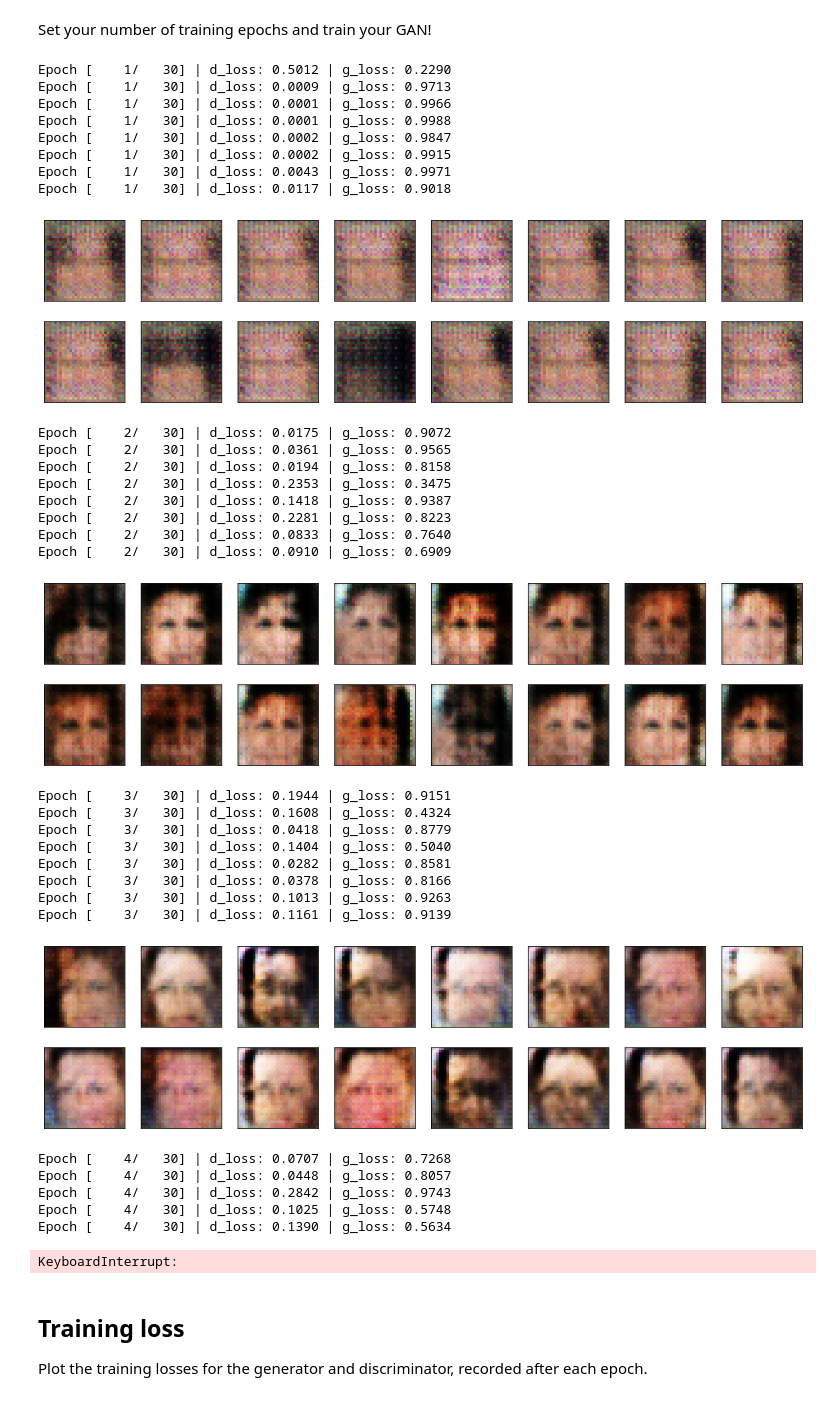
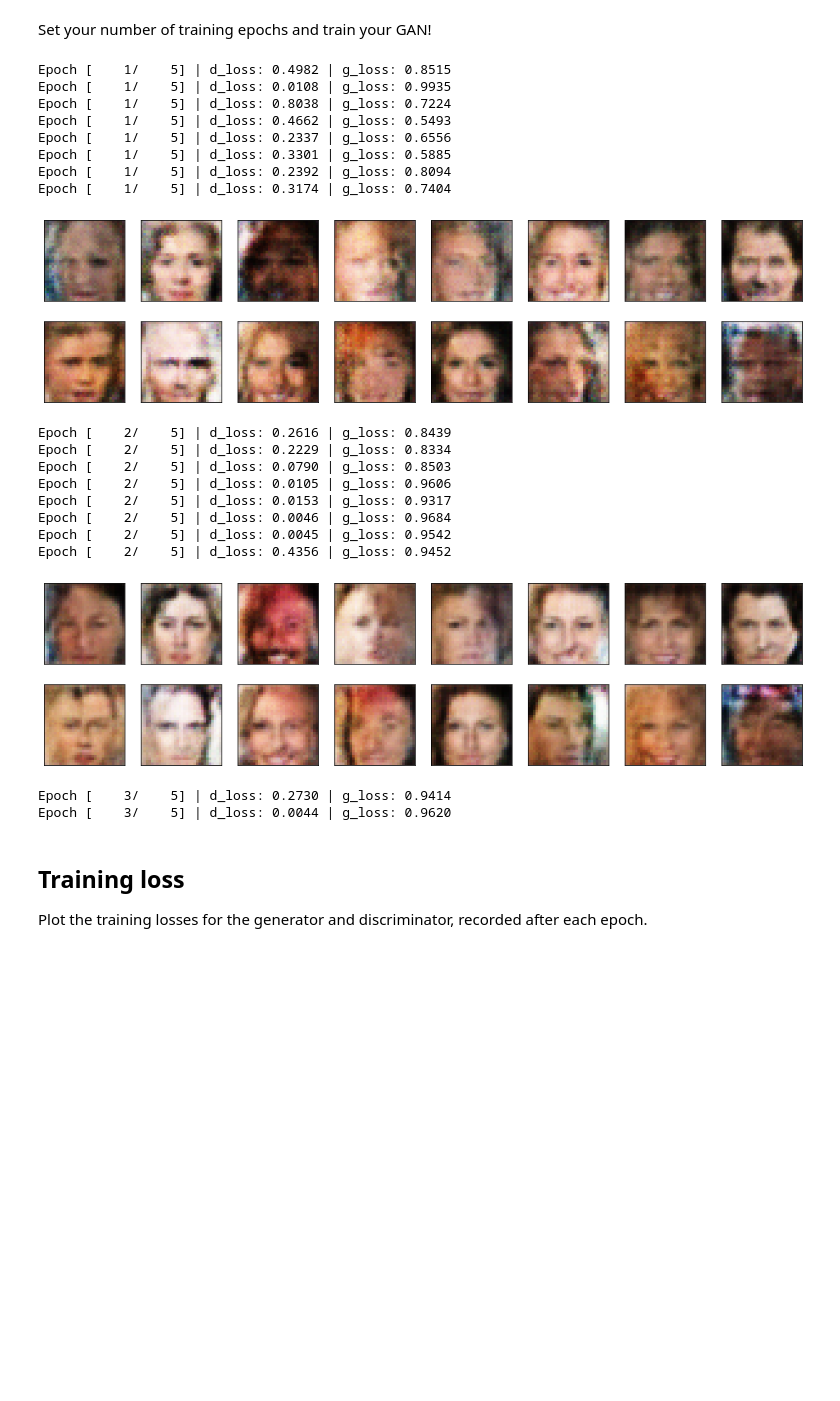
Before and after one commit to ebrahimebrahim/udaproject_face_generation, a Jupyter notebook: dlnd_face_generation.ipynb, the cells around one changed output. Saved outputs shown, nothing was run; the diff lists cells and outputs as text; code cells hidden in the pictures; blank space fills up the shorter version.

```diff
--- a/dlnd_face_generation.ipynb
+++ b/dlnd_face_generation.ipynb
@@ -383,8 +383,8 @@ def build_network(d_conv_dim, g_conv_dim, z_size):
 #### Exercise: Define model hyperparameters
 # %%
 # Define model hyperparams
-d_conv_dim = 32
-g_conv_dim = 32
+d_conv_dim = 64
+g_conv_dim = 64
 z_size = 128
 
 """
@@ -477,7 +477,7 @@ import torch.optim as optim
 run_id = '13'
 
 # Create optimizers for the discriminator D and generator G
-d_optimizer = optim.Adam(D.parameters(),lr=2e-4,betas=(0.5,0.999))
+d_optimizer = optim.Adam(D.parameters(),lr=1e-4,betas=(0.5,0.999))
 g_optimizer = optim.Adam(G.parameters(),lr=2e-4,betas=(0.5,0.999))
 # %%
 # helper function for viewing a passed in list of sample images
@@ -509,7 +509,7 @@ You've been given some code to print out some loss statistics and save some gene
 
 Keep in mind that, if you've moved your models to GPU, you'll also have to move any model inputs to GPU.
 # %%
-def train(D, G, n_epochs, print_every=50, unroll_steps=0):
+def train(D, G, n_epochs, print_every=50, unroll_steps=6):
     '''Trains adversarial networks for some number of epochs
        param, D: the discriminator network
        param, G: the generator network
@@ -570,6 +570,7 @@ def train(D, G, n_epochs, print_every=50, unroll_steps=0):
             # 2. Train the generator with an adversarial loss
             if unroll_steps>0:
                 D_state_dict_backup = copy.deepcopy(D.state_dict())
+                D_optim_state_dict_backup = copy.deepcopy(d_optimizer.state_dict())
                 for _ in range(unroll_steps):
                     real_images2 = scale(next(iter(celeba_train_loader))[0])
                     if train_on_gpu: real_images2=real_images2.cuda()
@@ -590,6 +591,7 @@ def train(D, G, n_epochs, print_every=50, unroll_steps=0):
                 g_loss.backward()
                 g_optimizer.step()
                 D.load_state_dict(D_state_dict_backup)
+                d_optimizer.load_state_dict(D_optim_state_dict_backup)
             else:
                 # if unroll_steps == 0 then this is all we really need. retain_graph=True above saves us
                 # from having to generate new fakes here.
@@ -632,48 +634,35 @@ def train(D, G, n_epochs, print_every=50, unroll_steps=0):
 Set your number of training epochs and train your GAN!
 # %%
 # set number of epochs
-n_epochs = 30
+n_epochs = 5
 
 
 """
 DON'T MODIFY ANYTHING IN THIS CELL
 """
 # call training function
 losses = train(D, G, n_epochs=n_epochs, print_every=100)
 # %% [output]
-Epoch [    1/   30] | d_loss: 0.5012 | g_loss: 0.2290
-Epoch [    1/   30] | d_loss: 0.0009 | g_loss: 0.9713
-Epoch [    1/   30] | d_loss: 0.0001 | g_loss: 0.9966
-Epoch [    1/   30] | d_loss: 0.0001 | g_loss: 0.9988
-Epoch [    1/   30] | d_loss: 0.0002 | g_loss: 0.9847
-Epoch [    1/   30] | d_loss: 0.0002 | g_loss: 0.9915
-Epoch [    1/   30] | d_loss: 0.0043 | g_loss: 0.9971
-Epoch [    1/   30] | d_loss: 0.0117 | g_loss: 0.9018
+Epoch [    1/    5] | d_loss: 0.4982 | g_loss: 0.8515
+Epoch [    1/    5] | d_loss: 0.0108 | g_loss: 0.9935
+Epoch [    1/    5] | d_loss: 0.8038 | g_loss: 0.7224
+Epoch [    1/    5] | d_loss: 0.4662 | g_loss: 0.5493
+Epoch [    1/    5] | d_loss: 0.2337 | g_loss: 0.6556
+Epoch [    1/    5] | d_loss: 0.3301 | g_loss: 0.5885
+Epoch [    1/    5] | d_loss: 0.2392 | g_loss: 0.8094
+Epoch [    1/    5] | d_loss: 0.3174 | g_loss: 0.7404
-[figure, old version]
+[figure, new version]
-Epoch [    2/   30] | d_loss: 0.0175 | g_loss: 0.9072
-Epoch [    2/   30] | d_loss: 0.0361 | g_loss: 0.9565
-Epoch [    2/   30] | d_loss: 0.0194 | g_loss: 0.8158
-Epoch [    2/   30] | d_loss: 0.2353 | g_loss: 0.3475
-Epoch [    2/   30] | d_loss: 0.1418 | g_loss: 0.9387
-Epoch [    2/   30] | d_loss: 0.2281 | g_loss: 0.8223
-Epoch [    2/   30] | d_loss: 0.0833 | g_loss: 0.7640
-Epoch [    2/   30] | d_loss: 0.0910 | g_loss: 0.6909
+Epoch [    2/    5] | d_loss: 0.2616 | g_loss: 0.8439
+Epoch [    2/    5] | d_loss: 0.2229 | g_loss: 0.8334
+Epoch [    2/    5] | d_loss: 0.0790 | g_loss: 0.8503
+Epoch [    2/    5] | d_loss: 0.0105 | g_loss: 0.9606
+Epoch [    2/    5] | d_loss: 0.0153 | g_loss: 0.9317
+Epoch [    2/    5] | d_loss: 0.0046 | g_loss: 0.9684
+Epoch [    2/    5] | d_loss: 0.0045 | g_loss: 0.9542
+Epoch [    2/    5] | d_loss: 0.4356 | g_loss: 0.9452
-[figure, old version]
+[figure, new version]
-Epoch [    3/   30] | d_loss: 0.1944 | g_loss: 0.9151
-Epoch [    3/   30] | d_loss: 0.1608 | g_loss: 0.4324
-Epoch [    3/   30] | d_loss: 0.0418 | g_loss: 0.8779
-Epoch [    3/   30] | d_loss: 0.1404 | g_loss: 0.5040
-Epoch [    3/   30] | d_loss: 0.0282 | g_loss: 0.8581
-Epoch [    3/   30] | d_loss: 0.0378 | g_loss: 0.8166
-Epoch [    3/   30] | d_loss: 0.1013 | g_loss: 0.9263
-Epoch [    3/   30] | d_loss: 0.1161 | g_loss: 0.9139
+Epoch [    3/    5] | d_loss: 0.2730 | g_loss: 0.9414
+Epoch [    3/    5] | d_loss: 0.0044 | g_loss: 0.9620
-[figure, removed]
-Epoch [    4/   30] | d_loss: 0.0707 | g_loss: 0.7268
-Epoch [    4/   30] | d_loss: 0.0448 | g_loss: 0.8057
-Epoch [    4/   30] | d_loss: 0.2842 | g_loss: 0.9743
-Epoch [    4/   30] | d_loss: 0.1025 | g_loss: 0.5748
-Epoch [    4/   30] | d_loss: 0.1390 | g_loss: 0.5634
-KeyboardInterrupt:
 # %%
 # Let's do some more epochs and see what happens...
 
```
Also changed, not shown: parts of 3 cells of this notebook.
